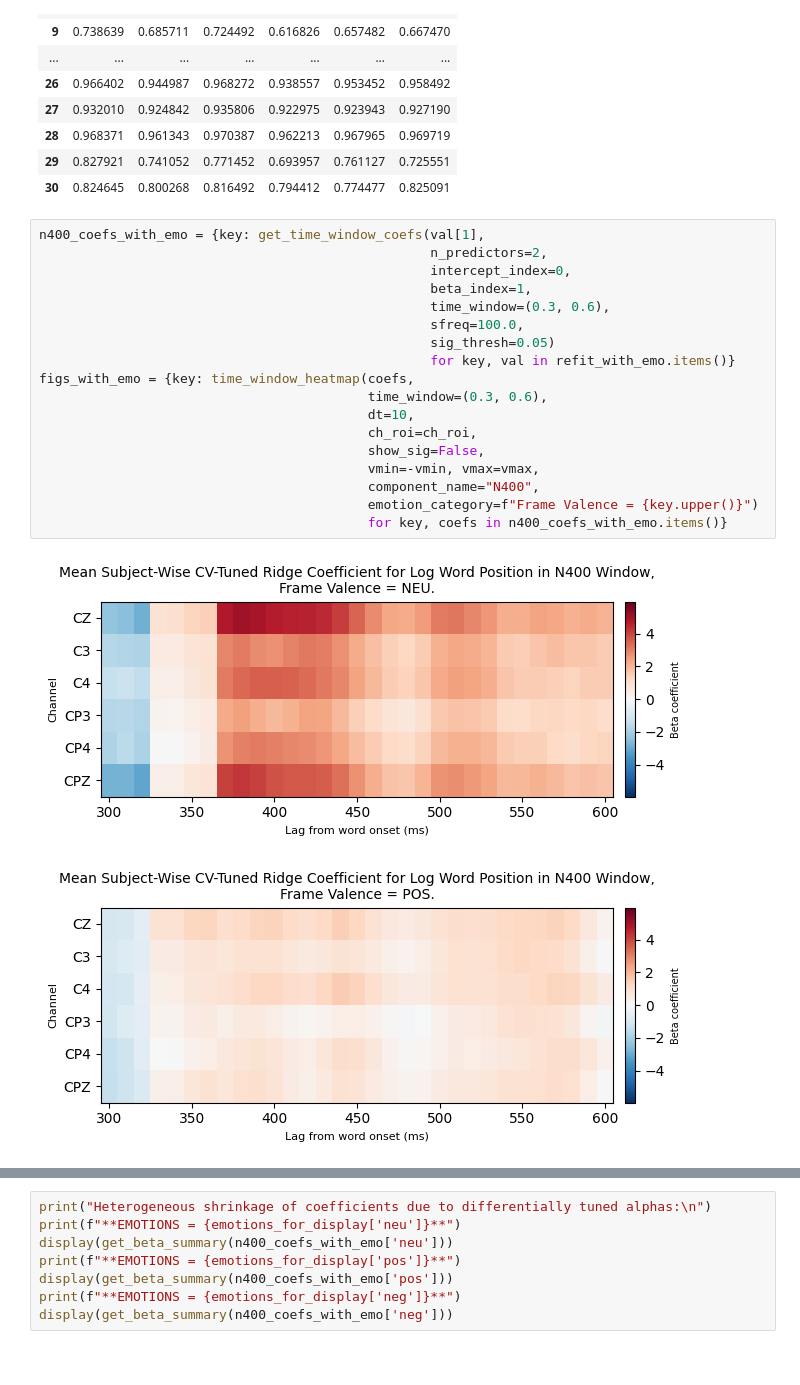
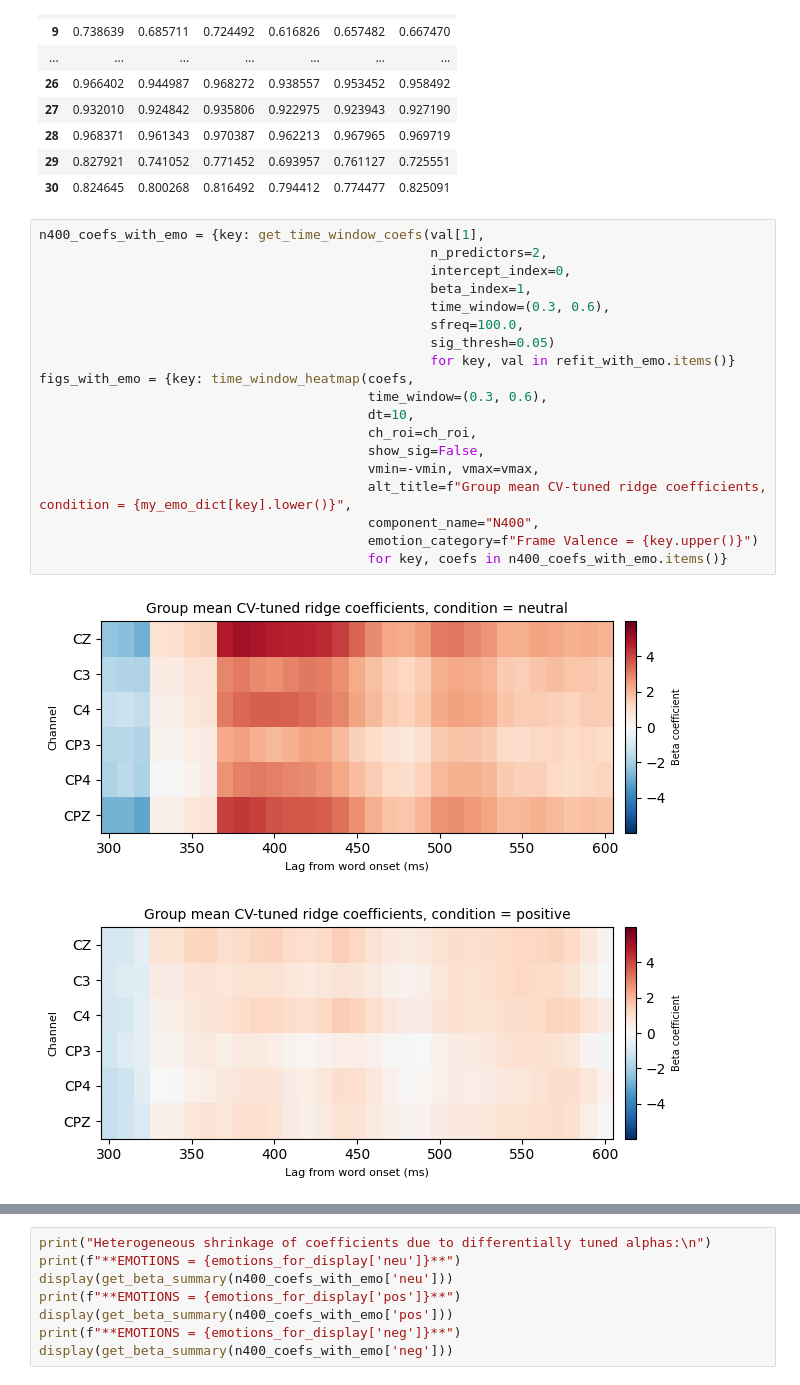
Before and after one commit to amandalin047/Updating_rERP_2023, a Jupyter notebook: deconvolution/deconv_v4.ipynb, the cells around one changed output, grey strips where cells are left out. Saved outputs shown, nothing was run; the diff lists cells and outputs as text.

```diff
--- a/deconvolution/deconv_v4.ipynb
+++ b/deconvolution/deconv_v4.ipynb
@@ -1030,21 +1031,22 @@ display(dfs_lambda_common["neg"])
 # %%
 n400_coefs_with_emo = {key: get_time_window_coefs(val[1],
                                                   n_predictors=2,
                                                   intercept_index=0,
                                                   beta_index=1,
                                                   time_window=(0.3, 0.6),
                                                   sfreq=100.0,
                                                   sig_thresh=0.05)
                                                   for key, val in refit_with_emo.items()}
 figs_with_emo = {key: time_window_heatmap(coefs,
                                           time_window=(0.3, 0.6),
                                           dt=10,
                                           ch_roi=ch_roi,
                                           show_sig=False,
                                           vmin=-vmin, vmax=vmax,
+                                          alt_title=f"Group mean CV-tuned ridge coefficients, condition = {my_emo_dict[key].lower()}",
                                           component_name="N400",
                                           emotion_category=f"Frame Valence = {key.upper()}")
                                           for key, coefs in n400_coefs_with_emo.items()}
 # %% [output]
-[figure, old version]
+[figure, new version]
-[figure, old version]
+[figure, new version]
```
Also changed, not shown: parts of 8 cells of this notebook.
